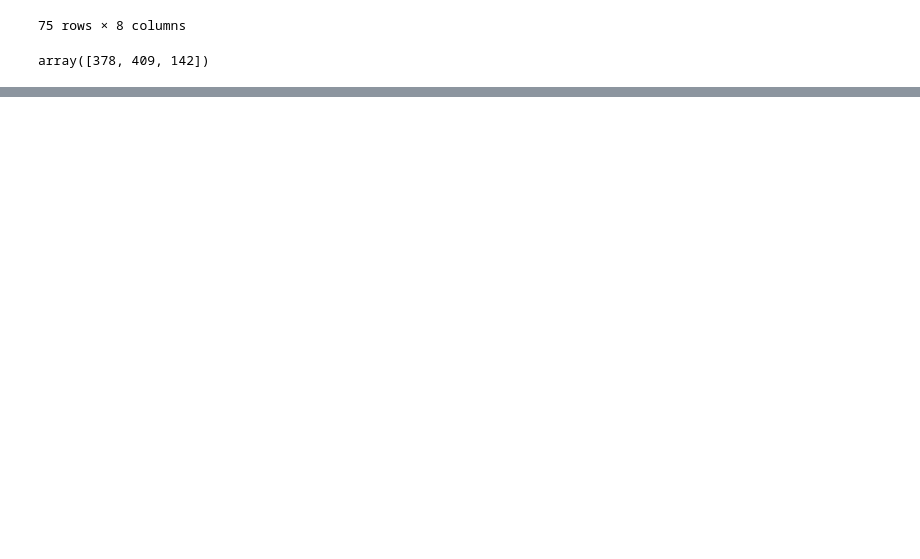
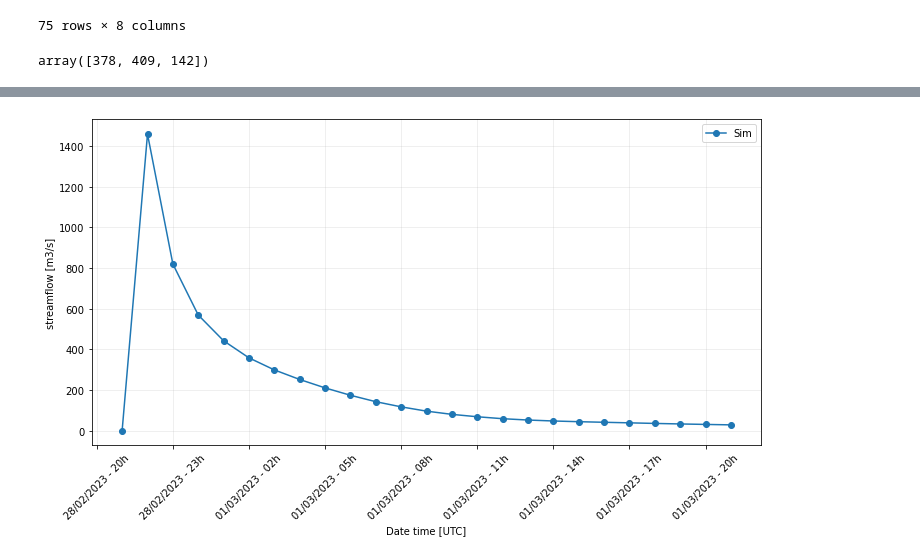
Before and after one commit to matias-suarez/wrf-hydro-calibration, a Jupyter notebook: frxst_out_point.ipynb, the cells around one changed output, grey strips where cells are left out. Saved outputs shown, nothing was run; the diff lists cells and outputs as text; code cells hidden in the pictures; blank space fills up the shorter version.

```diff
--- a/frxst_out_point.ipynb
+++ b/frxst_out_point.ipynb
@@ -122,0 +183,38 @@ plt.show()
+# %%
+fig_width = 12
+fig_height = 6
+
+xtick_fontsize = 10
+ytick_fontsize = 10
+xy_label_fontsize = 10
+rotation = 45
+hour_interval = 3
+
+#########################################################################
+fig = plt.figure(figsize=[fig_width,fig_height])
+
+ax = fig.add_subplot(111)
+myFmt = mdates.DateFormatter('%d/%m/%Y - %Hh')
+
+ax.plot(df_id1.index,
+        df_id1['caudal[m3/s]'],
+        label='Sim', marker='o')
+
+# ax.plot(q1_obs.index,
+#         q1_obs['Caudal'],
+#         label='Obs', marker='o')
+
+ax.set_ylabel('streamflow [m3/s]', fontsize=xy_label_fontsize)
+ax.set_xlabel('Date time [UTC]', fontsize=xy_label_fontsize)
+
+ax.grid(alpha=.25)
+ax.xaxis.set_major_formatter(myFmt)
+ax.xaxis.set_major_locator(mdates.HourLocator(interval = hour_interval))
+
+plt.xticks(fontsize=xtick_fontsize,rotation=rotation)
+plt.yticks(fontsize=xtick_fontsize)
+
+plt.legend()
+plt.show()
+# %% [output]
+[figure, added]
```
Also changed, not shown: parts of 9 cells of this notebook, 2 other files.
